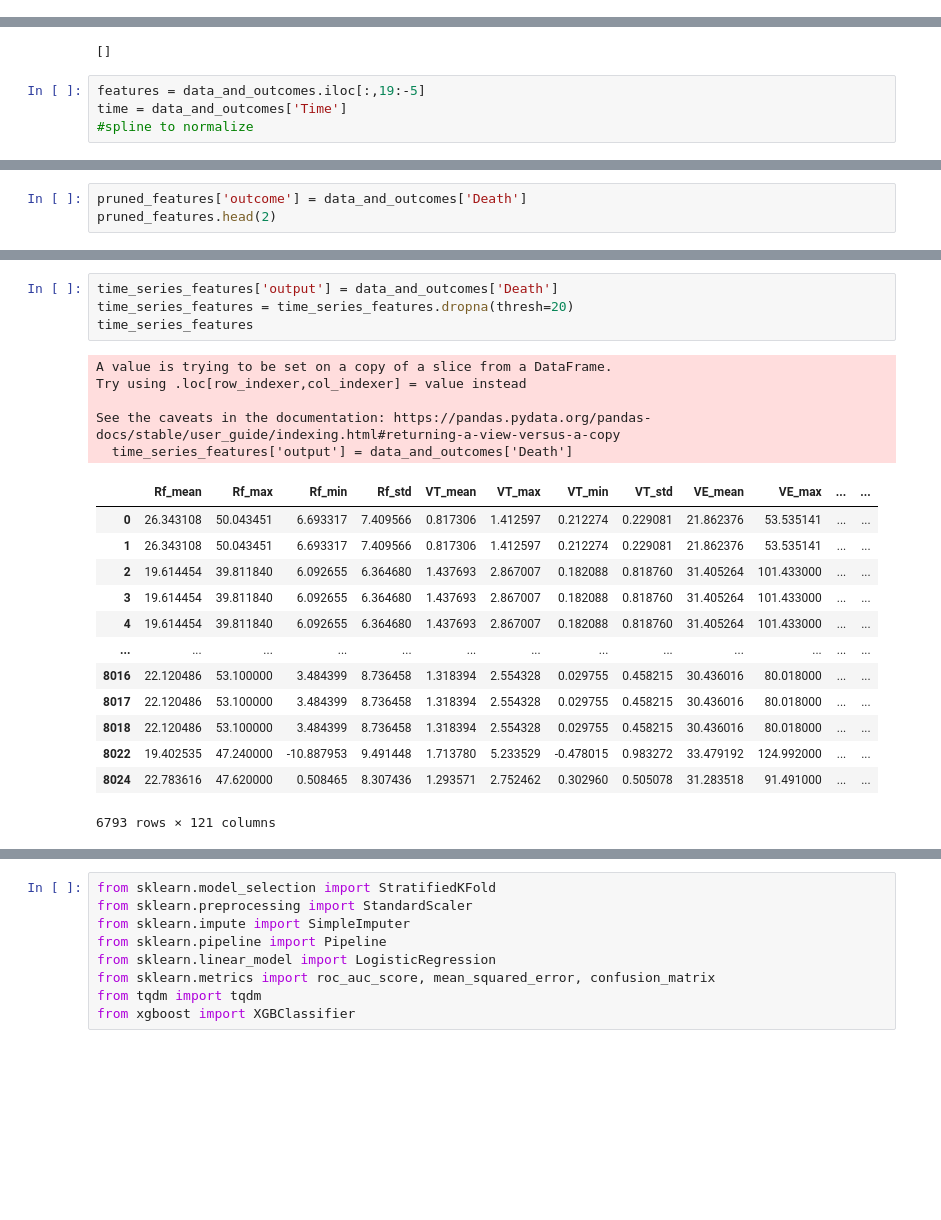
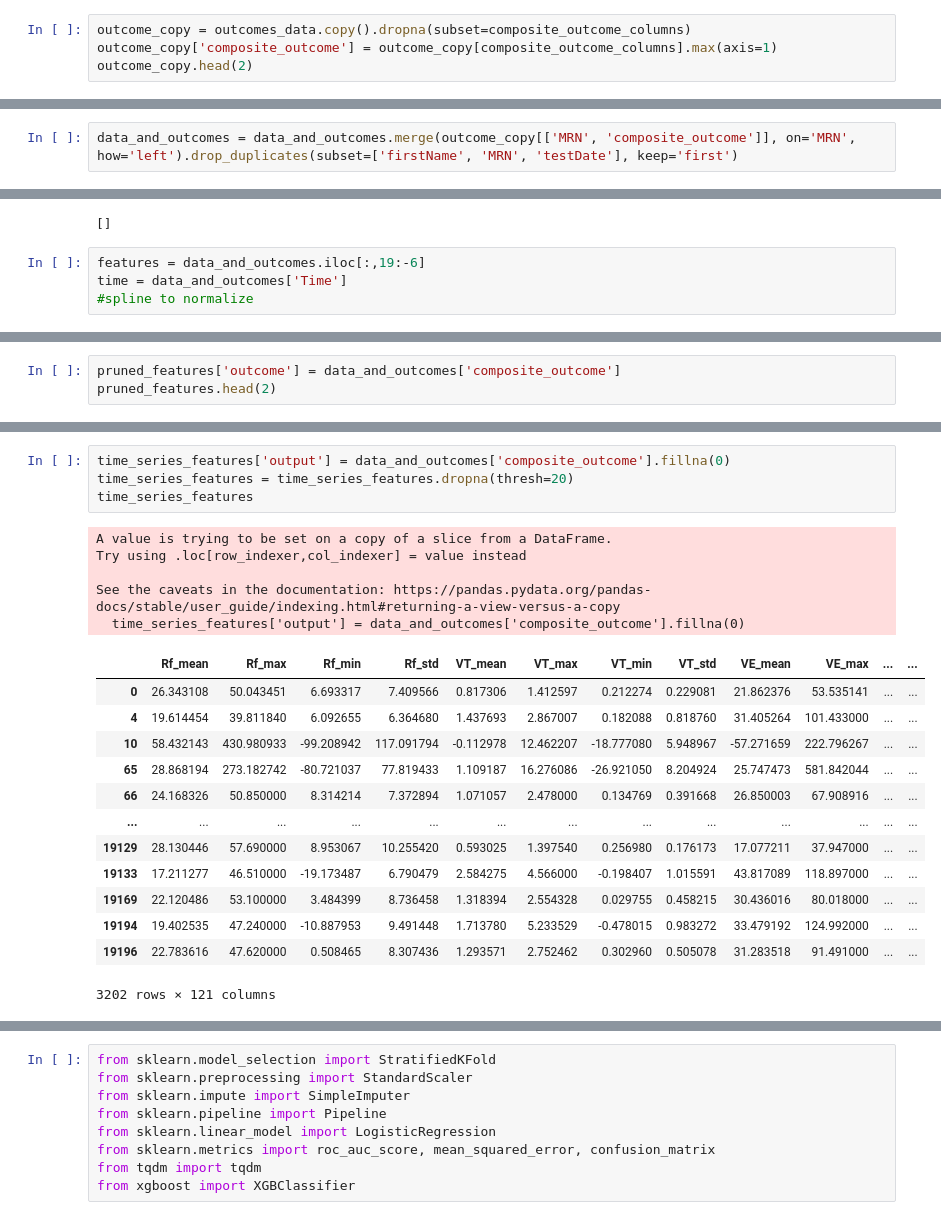
Before and after one commit to Nevineleven/CPET-AI, a Jupyter notebook: parsing.ipynb, the cells around one changed output, grey strips where cells are left out. Drawn from its saved outputs; the diff is of its cells as text; blank space fills up the shorter version.

```diff
--- a/parsing.ipynb
+++ b/parsing.ipynb
@@ -90,0 +107,4 @@ death_data.head(2)
+# %%
+outcome_copy = outcomes_data.copy().dropna(subset=composite_outcome_columns)
+outcome_copy['composite_outcome'] = outcome_copy[composite_outcome_columns].max(axis=1)
+outcome_copy.head(2)
@@ -102 +136,3 @@ data_and_outcomes.head(2)
+# %%
+data_and_outcomes = data_and_outcomes.merge(outcome_copy[['MRN', 'composite_outcome']], on='MRN', how='left').drop_duplicates(subset=['firstName', 'MRN', 'testDate'], keep='first')
 # %%
@@ -147,7 +171,7 @@ list(filter(None, np.array(data_and_outcomes['P_Diast'][0])))
 # %% [output]
 []
 # %%
-features = data_and_outcomes.iloc[:,19:-5]
+features = data_and_outcomes.iloc[:,19:-6]
 time = data_and_outcomes['Time']
 #spline to normalize
 # %%
@@ -186,5 +226,5 @@ pruned_features
 # %%
-pruned_features['outcome'] = data_and_outcomes['Death']
+pruned_features['outcome'] = data_and_outcomes['composite_outcome']
 pruned_features.head(2)
 # %% [output]
 |  | Rf | VT | VE | VO2 | VCO2 | RQ | O2exp | CO2exp | VE/VO2 | VE/VCO2 | ... | ... |
@@ -229,23 +276,23 @@ time_series_features
 # %%
-time_series_features['output'] = data_and_outcomes['Death']
+time_series_features['output'] = data_and_outcomes['composite_outcome'].fillna(0)
 time_series_features = time_series_features.dropna(thresh=20)
 time_series_features
 # %% [output]
 A value is trying to be set on a copy of a slice from a DataFrame.
 Try using .loc[row_indexer,col_indexer] = value instead
 
 See the caveats in the documentation: https://pandas.pydata.org/pandas-docs/stable/user_guide/indexing.html#returning-a-view-versus-a-copy
-  time_series_features['output'] = data_and_outcomes['Death']
+  time_series_features['output'] = data_and_outcomes['composite_outcome'].fillna(0)
 |  | Rf_mean | Rf_max | Rf_min | Rf_std | VT_mean | VT_max | VT_min | VT_std | VE_mean | VE_max | ... | ... |
 | 0 | 26.343108 | 50.043451 | 6.693317 | 7.409566 | 0.817306 | 1.412597 | 0.212274 | 0.229081 | 21.862376 | 53.535141 | ... | ... |
-| 1 | 26.343108 | 50.043451 | 6.693317 | 7.409566 | 0.817306 | 1.412597 | 0.212274 | 0.229081 | 21.862376 | 53.535141 | ... | ... |
-| 2 | 19.614454 | 39.811840 | 6.092655 | 6.364680 | 1.437693 | 2.867007 | 0.182088 | 0.818760 | 31.405264 | 101.433000 | ... | ... |
-| 3 | 19.614454 | 39.811840 | 6.092655 | 6.364680 | 1.437693 | 2.867007 | 0.182088 | 0.818760 | 31.405264 | 101.433000 | ... | ... |
 | 4 | 19.614454 | 39.811840 | 6.092655 | 6.364680 | 1.437693 | 2.867007 | 0.182088 | 0.818760 | 31.405264 | 101.433000 | ... | ... |
+| 10 | 58.432143 | 430.980933 | -99.208942 | 117.091794 | -0.112978 | 12.462207 | -18.777080 | 5.948967 | -57.271659 | 222.796267 | ... | ... |
+| 65 | 28.868194 | 273.182742 | -80.721037 | 77.819433 | 1.109187 | 16.276086 | -26.921050 | 8.204924 | 25.747473 | 581.842044 | ... | ... |
+| 66 | 24.168326 | 50.850000 | 8.314214 | 7.372894 | 1.071057 | 2.478000 | 0.134769 | 0.391668 | 26.850003 | 67.908916 | ... | ... |
 | ... | ... | ... | ... | ... | ... | ... | ... | ... | ... | ... | ... | ... |
-| 8016 | 22.120486 | 53.100000 | 3.484399 | 8.736458 | 1.318394 | 2.554328 | 0.029755 | 0.458215 | 30.436016 | 80.018000 | ... | ... |
-| 8017 | 22.120486 | 53.100000 | 3.484399 | 8.736458 | 1.318394 | 2.554328 | 0.029755 | 0.458215 | 30.436016 | 80.018000 | ... | ... |
-| 8018 | 22.120486 | 53.100000 | 3.484399 | 8.736458 | 1.318394 | 2.554328 | 0.029755 | 0.458215 | 30.436016 | 80.018000 | ... | ... |
-| 8022 | 19.402535 | 47.240000 | -10.887953 | 9.491448 | 1.713780 | 5.233529 | -0.478015 | 0.983272 | 33.479192 | 124.992000 | ... | ... |
-| 8024 | 22.783616 | 47.620000 | 0.508465 | 8.307436 | 1.293571 | 2.752462 | 0.302960 | 0.505078 | 31.283518 | 91.491000 | ... | ... |
+| 19129 | 28.130446 | 57.690000 | 8.953067 | 10.255420 | 0.593025 | 1.397540 | 0.256980 | 0.176173 | 17.077211 | 37.947000 | ... | ... |
+| 19133 | 17.211277 | 46.510000 | -19.173487 | 6.790479 | 2.584275 | 4.566000 | -0.198407 | 1.015591 | 43.817089 | 118.897000 | ... | ... |
+| 19169 | 22.120486 | 53.100000 | 3.484399 | 8.736458 | 1.318394 | 2.554328 | 0.029755 | 0.458215 | 30.436016 | 80.018000 | ... | ... |
+| 19194 | 19.402535 | 47.240000 | -10.887953 | 9.491448 | 1.713780 | 5.233529 | -0.478015 | 0.983272 | 33.479192 | 124.992000 | ... | ... |
+| 19196 | 22.783616 | 47.620000 | 0.508465 | 8.307436 | 1.293571 | 2.752462 | 0.302960 | 0.505078 | 31.283518 | 91.491000 | ... | ... |
-6793 rows × 121 columns
+3202 rows × 121 columns
```
Also changed, not shown: parts of 18 cells of this notebook, 2 other files.
